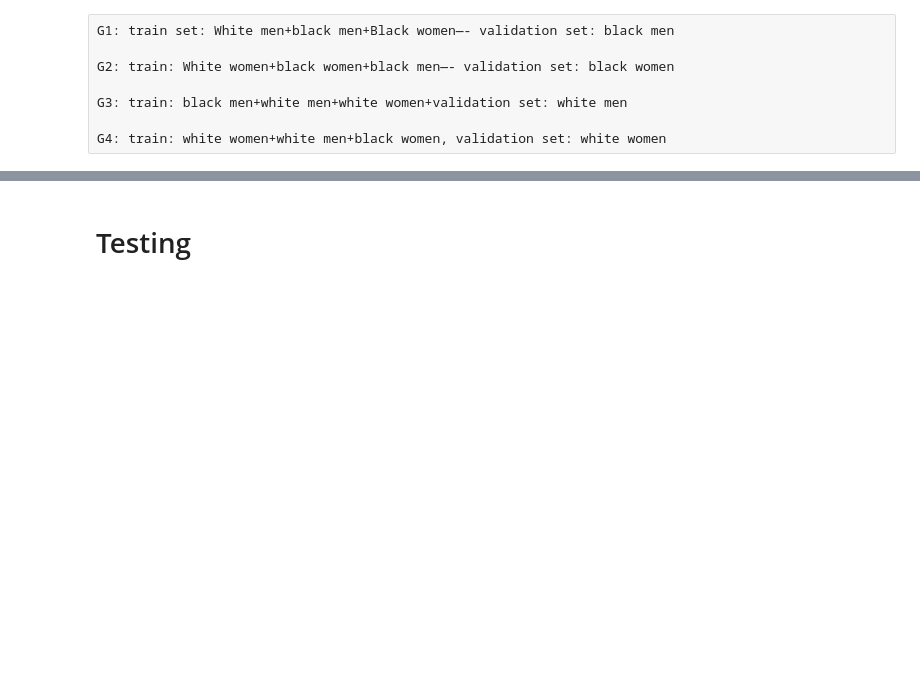
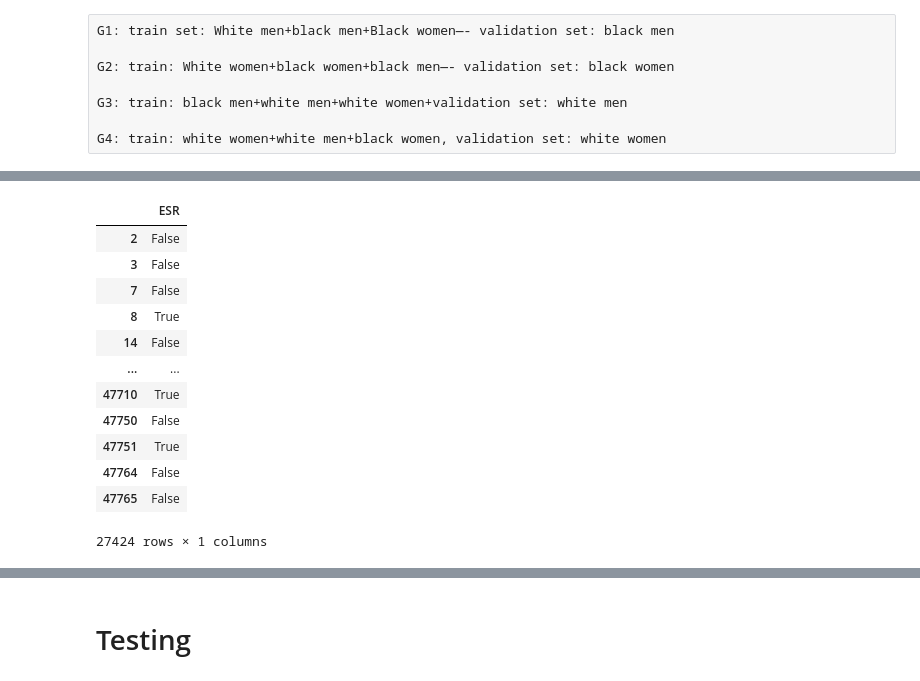
Before and after one commit to chiragpandav/FL_model-aggregation, a Jupyter notebook: folktables_analysis.ipynb, the cells around one changed output, grey strips where cells are left out. Saved outputs shown, nothing was run; the diff lists cells and outputs as text; code cells hidden in the pictures; blank space fills up the shorter version.

```diff
--- a/folktables_analysis.ipynb
+++ b/folktables_analysis.ipynb
@@ -442,0 +460,16 @@ from torch.utils.data import Dataset, DataLoader
+# %%
+y_train
+# %% [output]
+|  | ESR |
+| 2 | False |
+| 3 | False |
+| 7 | False |
+| 8 | True |
+| 14 | False |
+| ... | ... |
+| 47710 | True |
+| 47750 | False |
+| 47751 | True |
+| 47764 | False |
+| 47765 | False |
+27424 rows × 1 columns
```
Also changed, not shown: parts of 61 cells of this notebook.
